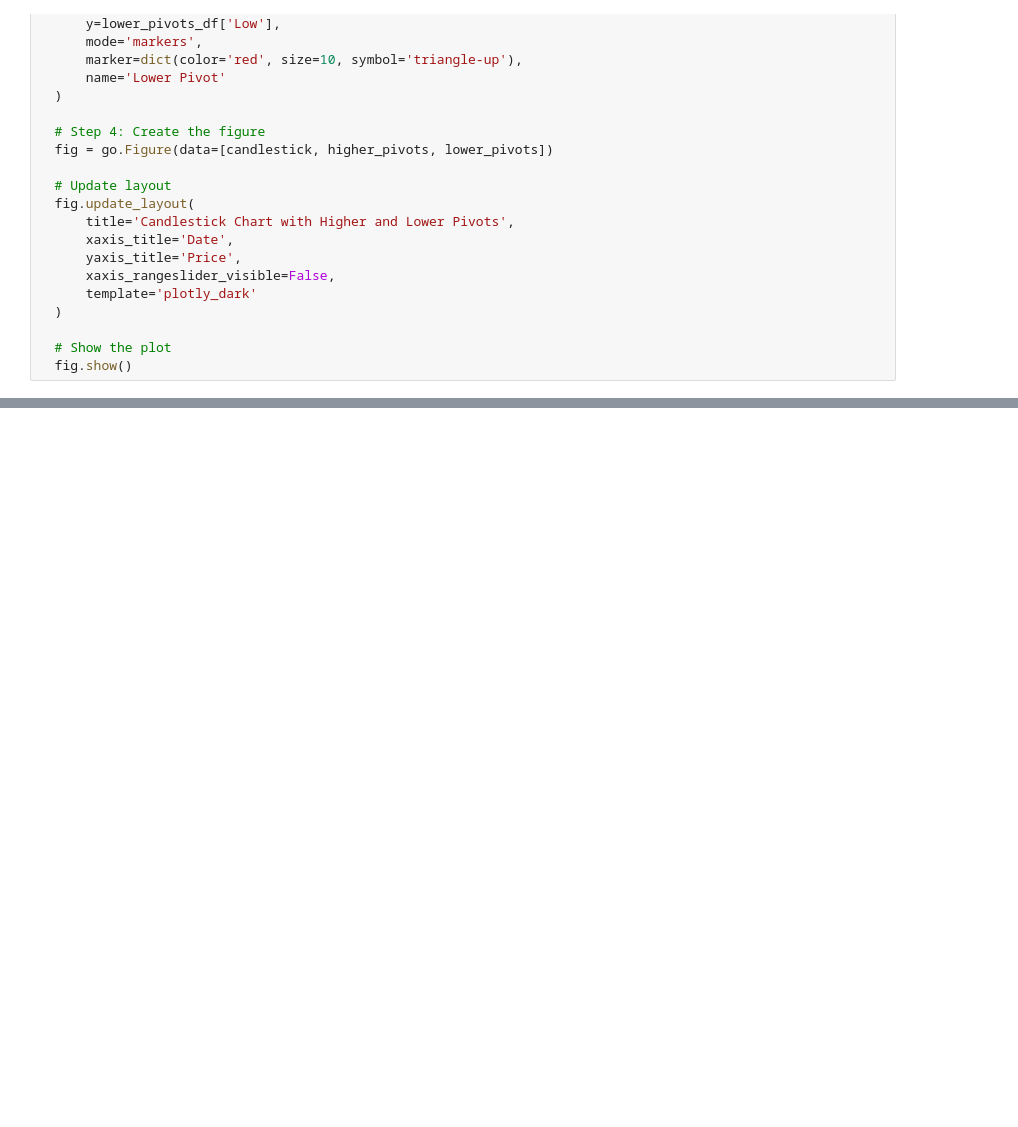
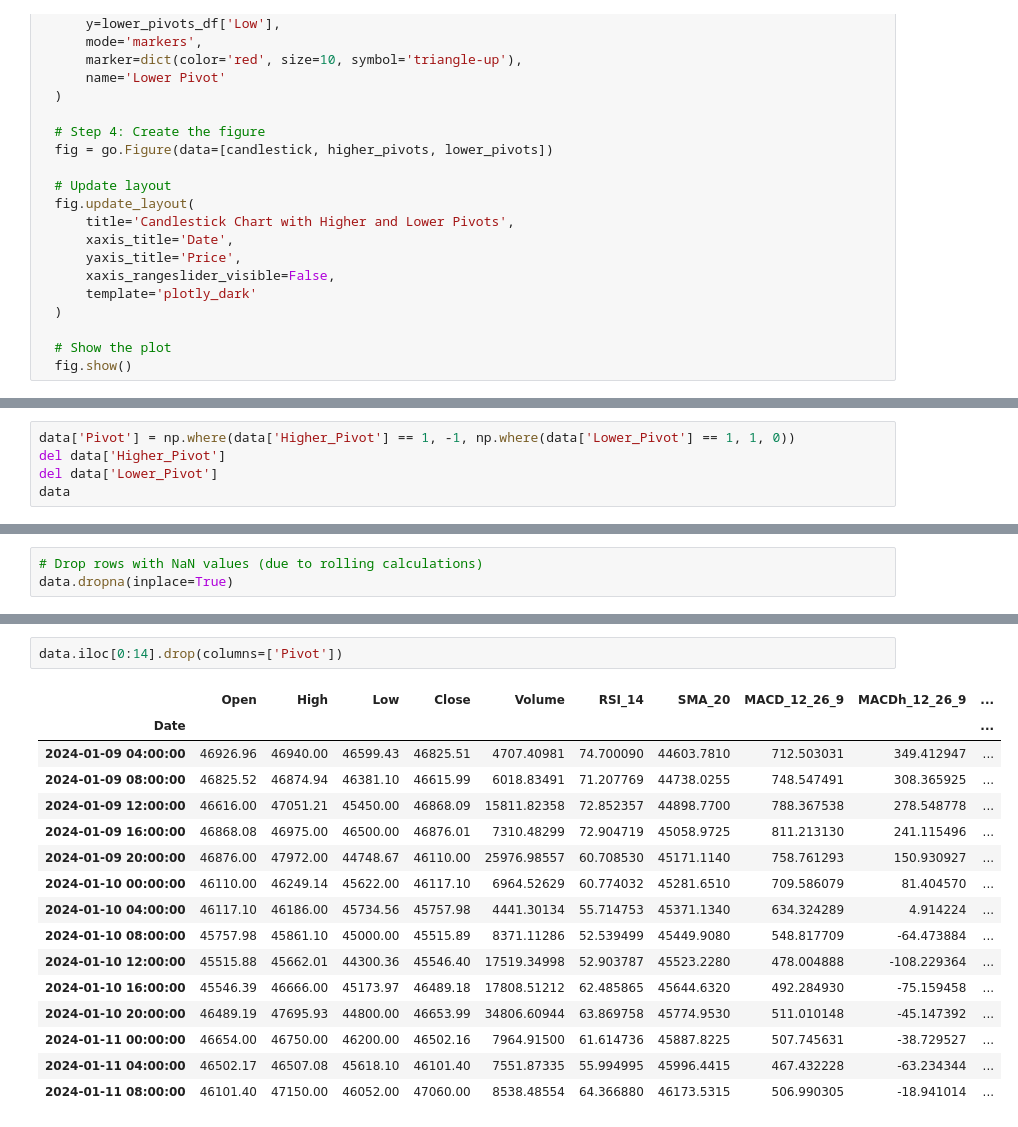
Before and after one commit to ifeLight/ml-bot, a Jupyter notebook: binance.ipynb, the cells around one changed output, grey strips where cells are left out. Cells and saved outputs as stored; diff of their text form; blank space fills up the shorter version.

```diff
--- a/binance.ipynb
+++ b/binance.ipynb
@@ -193,0 +212,5 @@ successive_count 0
+# %%
+data['Pivot'] = np.where(data['Higher_Pivot'] == 1, -1, np.where(data['Lower_Pivot'] == 1, 1, 0))
+del data['Higher_Pivot']
+del data['Lower_Pivot']
+data
@@ -193,0 +292,3 @@ successive_count 0
+# %%
+# Drop rows with NaN values (due to rolling calculations)
+data.dropna(inplace=True)
@@ -193,0 +372,19 @@ successive_count 0
+# %%
+data.iloc[0:14].drop(columns=['Pivot'])
+# %% [output]
+|  | Open | High | Low | Close | Volume | RSI_14 | SMA_20 | MACD_12_26_9 | MACDh_12_26_9 | ... |
+| Date |  |  |  |  |  |  |  |  |  | ... |
+| 2024-01-09 04:00:00 | 46926.96 | 46940.00 | 46599.43 | 46825.51 | 4707.40981 | 74.700090 | 44603.7810 | 712.503031 | 349.412947 | ... |
+| 2024-01-09 08:00:00 | 46825.52 | 46874.94 | 46381.10 | 46615.99 | 6018.83491 | 71.207769 | 44738.0255 | 748.547491 | 308.365925 | ... |
+| 2024-01-09 12:00:00 | 46616.00 | 47051.21 | 45450.00 | 46868.09 | 15811.82358 | 72.852357 | 44898.7700 | 788.367538 | 278.548778 | ... |
+| 2024-01-09 16:00:00 | 46868.08 | 46975.00 | 46500.00 | 46876.01 | 7310.48299 | 72.904719 | 45058.9725 | 811.213130 | 241.115496 | ... |
+| 2024-01-09 20:00:00 | 46876.00 | 47972.00 | 44748.67 | 46110.00 | 25976.98557 | 60.708530 | 45171.1140 | 758.761293 | 150.930927 | ... |
+| 2024-01-10 00:00:00 | 46110.00 | 46249.14 | 45622.00 | 46117.10 | 6964.52629 | 60.774032 | 45281.6510 | 709.586079 | 81.404570 | ... |
+| 2024-01-10 04:00:00 | 46117.10 | 46186.00 | 45734.56 | 45757.98 | 4441.30134 | 55.714753 | 45371.1340 | 634.324289 | 4.914224 | ... |
+| 2024-01-10 08:00:00 | 45757.98 | 45861.10 | 45000.00 | 45515.89 | 8371.11286 | 52.539499 | 45449.9080 | 548.817709 | -64.473884 | ... |
+| 2024-01-10 12:00:00 | 45515.88 | 45662.01 | 44300.36 | 45546.40 | 17519.34998 | 52.903787 | 45523.2280 | 478.004888 | -108.229364 | ... |
+| 2024-01-10 16:00:00 | 45546.39 | 46666.00 | 45173.97 | 46489.18 | 17808.51212 | 62.485865 | 45644.6320 | 492.284930 | -75.159458 | ... |
+| 2024-01-10 20:00:00 | 46489.19 | 47695.93 | 44800.00 | 46653.99 | 34806.60944 | 63.869758 | 45774.9530 | 511.010148 | -45.147392 | ... |
+| 2024-01-11 00:00:00 | 46654.00 | 46750.00 | 46200.00 | 46502.16 | 7964.91500 | 61.614736 | 45887.8225 | 507.745631 | -38.729527 | ... |
+| 2024-01-11 04:00:00 | 46502.17 | 46507.08 | 45618.10 | 46101.40 | 7551.87335 | 55.994995 | 45996.4415 | 467.432228 | -63.234344 | ... |
+| 2024-01-11 08:00:00 | 46101.40 | 47150.00 | 46052.00 | 47060.00 | 8538.48554 | 64.366880 | 46173.5315 | 506.990305 | -18.941014 | ... |
```
Also changed, not shown: parts of 18 cells of this notebook.
